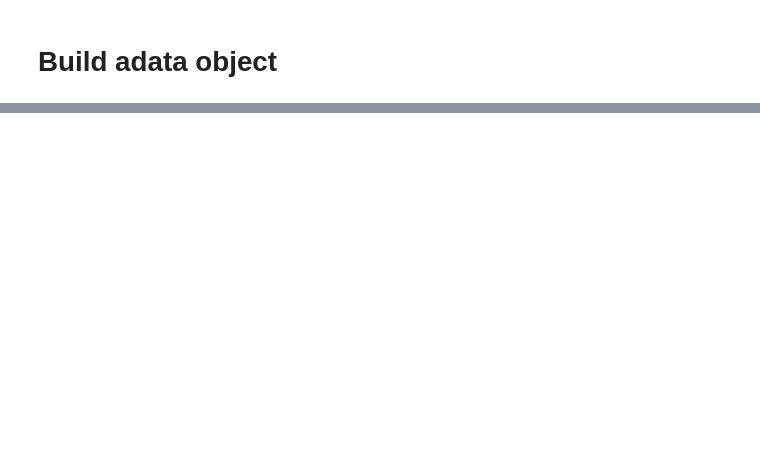
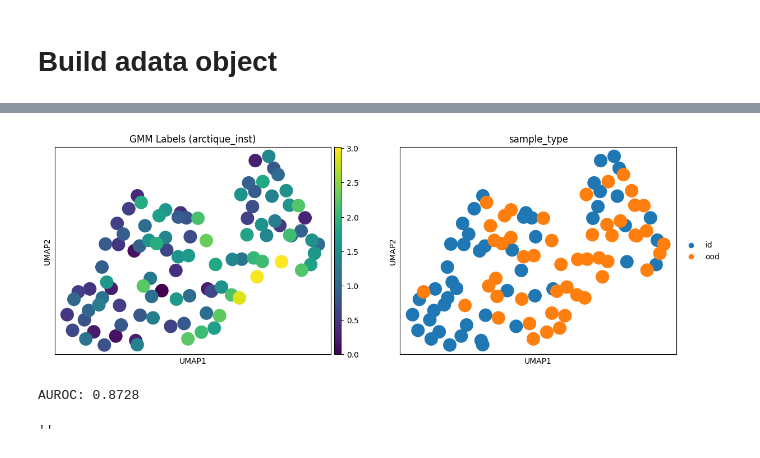
Before and after one commit to Kainmueller-Lab/aggrigator_experiments, a Jupyter notebook: spatial/spatial_stuff.ipynb, the cells around one changed output, grey strips where cells are left out. Cells and saved outputs as stored; diff of their text form; code cells hidden in the pictures; blank space fills up the shorter version.

```diff
--- a/spatial/spatial_stuff.ipynb
+++ b/spatial/spatial_stuff.ipynb
@@ -167,0 +174,7 @@ all_fingerprints_transformed = pd.concat([id_fingerprints, ood_fingerprints], ax
+# %%
+if spatial:
+    selected_vars = ['moran', 'entropy', 'eds']
+    adata = adata[:, selected_vars].copy()
+
+    # # reduce X_pca
+    adata.obsm['X_transformed'] = adata.X[:, :3]  # Assuming you want to keep the first 3 PCA components
@@ -167,0 +224,28 @@ all_fingerprints_transformed = pd.concat([id_fingerprints, ood_fingerprints], ax
+# %%
+# drop gmm labels if they exist in adata.obs
+if 'gmm_label' in adata.obs.columns:
+    adata.obs.drop(columns=['gmm_label'], inplace=True)
+
+# fit gaussian mixture model to the PCA features
+from sklearn.mixture import GaussianMixture
+gmm = GaussianMixture(n_components=best_components, covariance_type=best_cov_type, random_state=42, n_init=10)
+gmm.fit(data)
+
+# predict the labels for all fingerprints using PCA features
+id_log_likelihoods = gmm.score_samples(data)
+max_density = np.exp(np.max(id_log_likelihoods))
+log_p_values = gmm.score_samples(adata.obsm['X_transformed'])
+scores_nll = -log_p_values
+nll_min = -np.log(max_density + 1e-20)
+ood_scores_nll_zero_floored = np.maximum(0, scores_nll - nll_min)
+adata.obs['gmm_score'] = np.log1p(ood_scores_nll_zero_floored)
+
+# plot the gmm labels on the umap
+if 'gmm_label' in adata.var_names:
+	adata.var.drop('gmm_label', inplace=True)
+sc.pl.umap(adata, color=['gmm_score','sample_type'], title=f'GMM Labels ({dataset_name})')
+
+# auroc
+auroc = utils.compute_auroc(adata, 'gmm_score')
+print(f"AUROC: {auroc:.4f}")
+# %% [output]
@@ -167,0 +253,7 @@ all_fingerprints_transformed = pd.concat([id_fingerprints, ood_fingerprints], ax
+[figure, added]
+AUROC: 0.8728
+# %%
+# display the results
+input(f"AUROC {auroc} with GMM components: {best_components}, covariance type: '{best_cov_type}'")
+# %% [output]
+''
```
Also changed, not shown: parts of 19 cells of this notebook, 1 other file.
